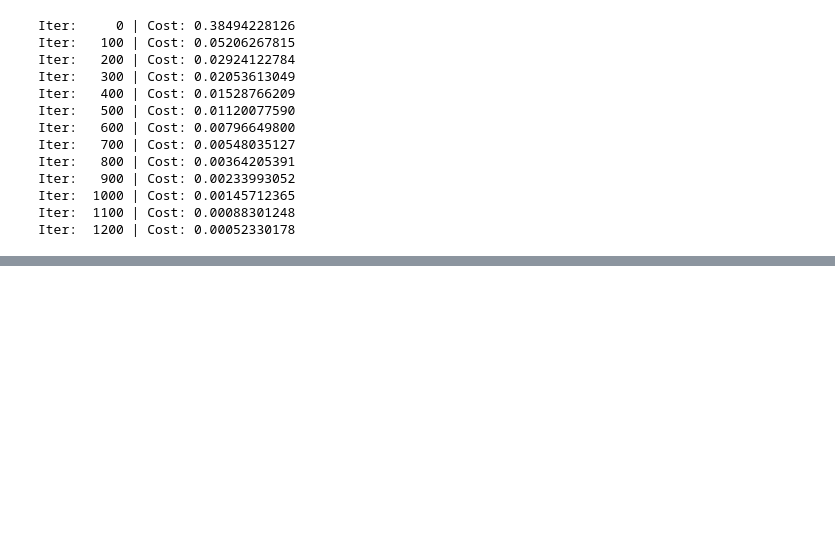
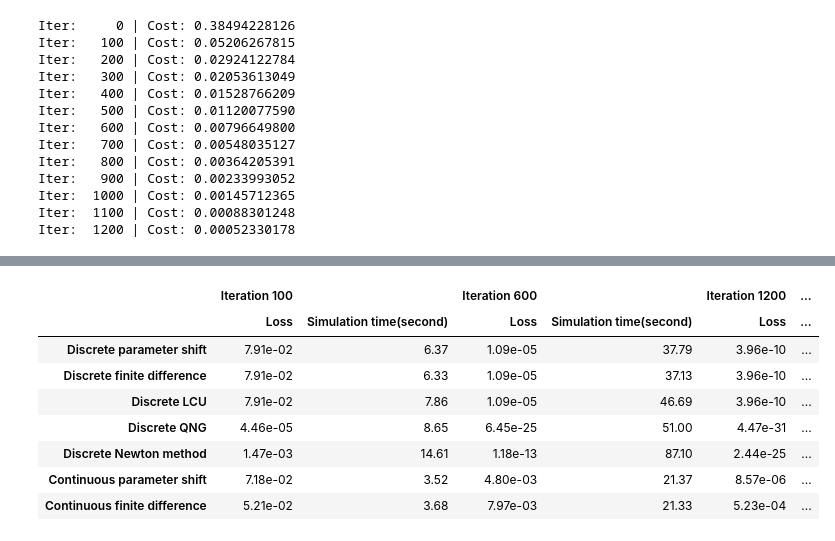
Before and after one commit to BankNatchapol/Comparison-of-Quantum-Gradient, a Jupyter notebook: discrete_vs_continuous/gradient_comparison.ipynb, the cells around one changed output, grey strips where cells are left out. Drawn from its saved outputs; the diff is of its cells as text; code cells hidden in the pictures; blank space fills up the shorter version.

```diff
--- a/discrete_vs_continuous/gradient_comparison.ipynb
+++ b/discrete_vs_continuous/gradient_comparison.ipynb
@@ -572,7 +554,7 @@ Iter:  1200 | Cost: 0.00000000040
 # %% [markdown]
 ### Quantum natural gradient (QNG)
 # %%
-qng_time = []
+qng_time_i = []
 start = time.time()
 
 opt = qml.GradientDescentOptimizer(0.01)
@@ -590,7 +572,7 @@ for it in range(1201):# while True:
 
     end = time.time()
     t = end - start
-    qng_time.append(t)
+    qng_time_i.append(t)
 # %% [output]
 Iter:     0 | Cost: 0.384206479542932
 Iter:   100 | Cost: 0.000044607430908
@@ -608,7 +590,7 @@ Iter:  1200 | Cost: 0.000000000000000
 # %% [markdown]
 ### Quantum newton gradient
 # %%
-newton_time = []
+newton_time_i = []
 start = time.time()
 
 opt = qml.GradientDescentOptimizer(0.01)
@@ -626,7 +608,7 @@ for it in range(1201):# while True:
 
     end = time.time()
     t = end - start
-    newton_time.append(t)
+    newton_time_i.append(t)
 # %% [output]
 Iter:     0 | Cost: 0.384206479542932
 Iter:   100 | Cost: 0.001472385940137
@@ -705,7 +687,7 @@ Initial cost:  0.38494228126401864
 # %% [markdown]
 ### Parameter shift rule
 # %%
-parameter_shift_cv_time = []
+parameter_shift_cv_time_i = []
 start = time.time()
 
 opt_cv = GradientDescentOptimizer(0.01)
@@ -729,7 +711,7 @@ for it in range(1201):# while True:
 
     end = time.time()
     t = end - start
-    parameter_shift_cv_time.append(t)
+    parameter_shift_cv_time_i.append(t)
 # %% [output]
 Iter:     0 | Cost: 0.38494228126
 Iter:   100 | Cost: 0.07176909118
@@ -747,7 +729,7 @@ Iter:  1200 | Cost: 0.00000856855
 # %% [markdown]
 ### Finite difference
 # %%
-finite_cv_time = []
+finite_cv_time_i = []
 start = time.time()
 
 opt_cv = GradientDescentOptimizer(0.01)
@@ -771,7 +753,7 @@ for it in range(1201):# while True:
 
     end = time.time()
     t = end - start
-    finite_cv_time.append(t)
+    finite_cv_time_i.append(t)
 # %% [output]
 Iter:     0 | Cost: 0.38494228126
 Iter:   100 | Cost: 0.05206267815
@@ -842,3 +1130,40 @@ fig.update_layout(title_text='Simulation Time',
 fig.show()
 # %% [output]
 [interactive output not drawn]
+# %%
+#@title
+rows = ['Discrete parameter shift',
+        'Discrete finite difference',
+        'Discrete LCU',
+        'Discrete QNG',
+        'Discrete Newton method',
+        'Continuous parameter shift',
+        'Continuous finite difference']
+columns_g = ["Iteration 100", "Iteration 600", "Iteration 1200"]
+columns_s = ["Loss", "Simulation time(second)"]
+df = pd.DataFrame([[loss_plot[100],parameter_shift_time_i[100],loss_plot[600],parameter_shift_time_i[600],loss_plot[1200],parameter_shift_time_i[1200]],
+                   [loss_plot_fd[100],finite_time_i[100],loss_plot_fd[600],finite_time_i[600],loss_plot_fd[1200],finite_time_i[1200]],
+                   [loss_plot_lcu[100],lcu_time_i[100],loss_plot_lcu[600],lcu_time_i[600],loss_plot_lcu[1200],lcu_time_i[1200]],
+                   [loss_plot_qng[100],qng_time_i[100],loss_plot_qng[600],qng_time_i[600],loss_plot_qng[1200],qng_time_i[1200]],
+                   [loss_plot_newton[100],newton_time_i[100],loss_plot_newton[600],newton_time_i[600],loss_plot_newton[1200],newton_time_i[1200]],
+                   [loss_plot_cv[100],parameter_shift_cv_time_i[100],loss_plot_cv[600],parameter_shift_cv_time_i[600],loss_plot_cv[1200],parameter_shift_cv_time_i[1200]],
+                   [loss_plot_cv_fd[100],finite_cv_time_i[100],loss_plot_cv_fd[600],finite_cv_time_i[600],loss_plot_cv_fd[1200],finite_cv_time_i[1200]]])
+
+col_ix = pd.MultiIndex.from_product([columns_g, columns_s])
+row_ix = pd.MultiIndex.from_product([rows])
+df = df.set_index(row_ix)
+df.columns = col_ix
+df[( 'Iteration 100','Loss')] = df[( 'Iteration 100','Loss')].map('{:.2e}'.format)
+df[( 'Iteration 600','Loss')] = df[( 'Iteration 600','Loss')].map('{:.2e}'.format)
+df[( 'Iteration 1200','Loss')] = df[( 'Iteration 1200','Loss')].map('{:.2e}'.format)
+df.round(2)
+# %% [output]
+|  | Iteration 100 |  | Iteration 600 |  | Iteration 1200 | ... |
+|  | Loss | Simulation time(second) | Loss | Simulation time(second) | Loss | ... |
+| Discrete parameter shift | 7.91e-02 | 6.37 | 1.09e-05 | 37.79 | 3.96e-10 | ... |
+| Discrete finite difference | 7.91e-02 | 6.33 | 1.09e-05 | 37.13 | 3.96e-10 | ... |
+| Discrete LCU | 7.91e-02 | 7.86 | 1.09e-05 | 46.69 | 3.96e-10 | ... |
+| Discrete QNG | 4.46e-05 | 8.65 | 6.45e-25 | 51.00 | 4.47e-31 | ... |
+| Discrete Newton method | 1.47e-03 | 14.61 | 1.18e-13 | 87.10 | 2.44e-25 | ... |
+| Continuous parameter shift | 7.18e-02 | 3.52 | 4.80e-03 | 21.37 | 8.57e-06 | ... |
+| Continuous finite difference | 5.21e-02 | 3.68 | 7.97e-03 | 21.33 | 5.23e-04 | ... |
```
Also changed, not shown: parts of 17 cells of this notebook.
